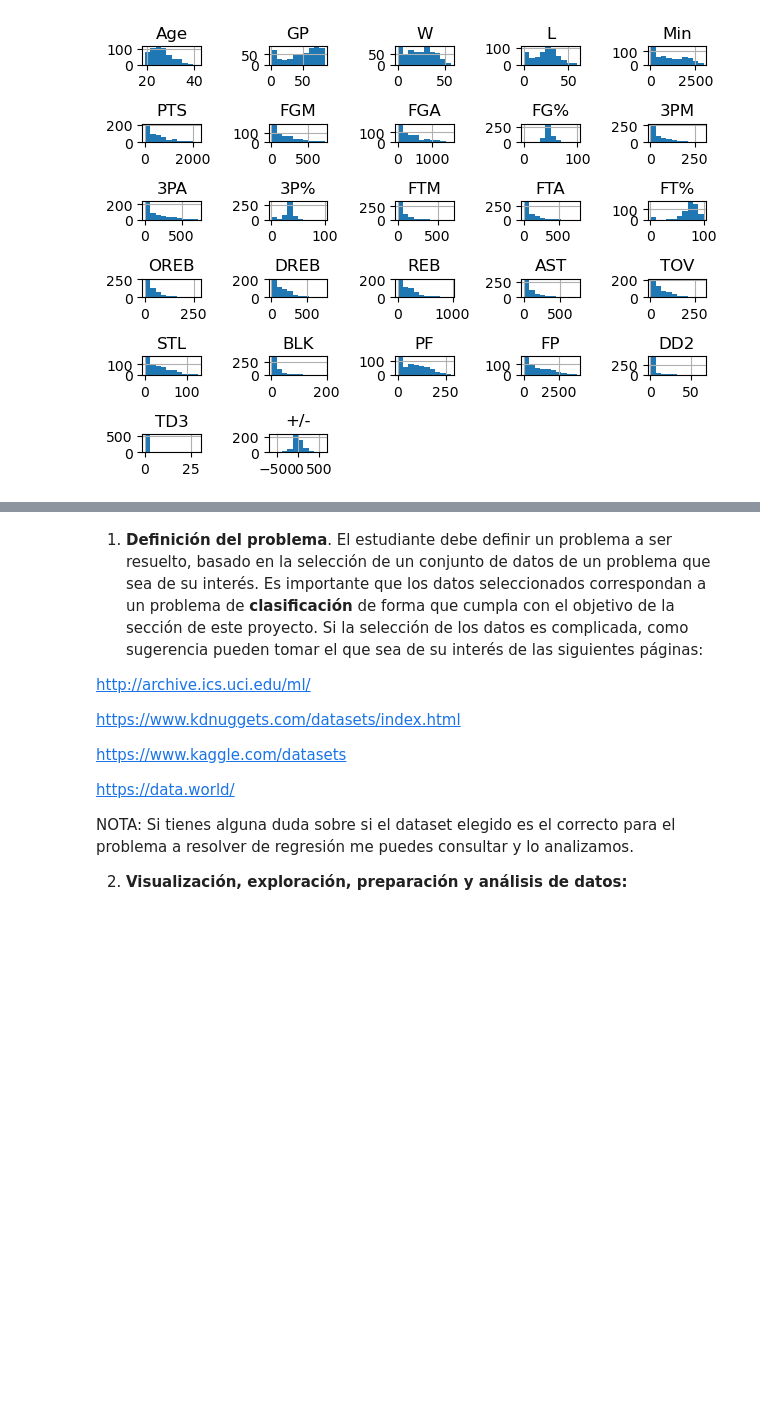
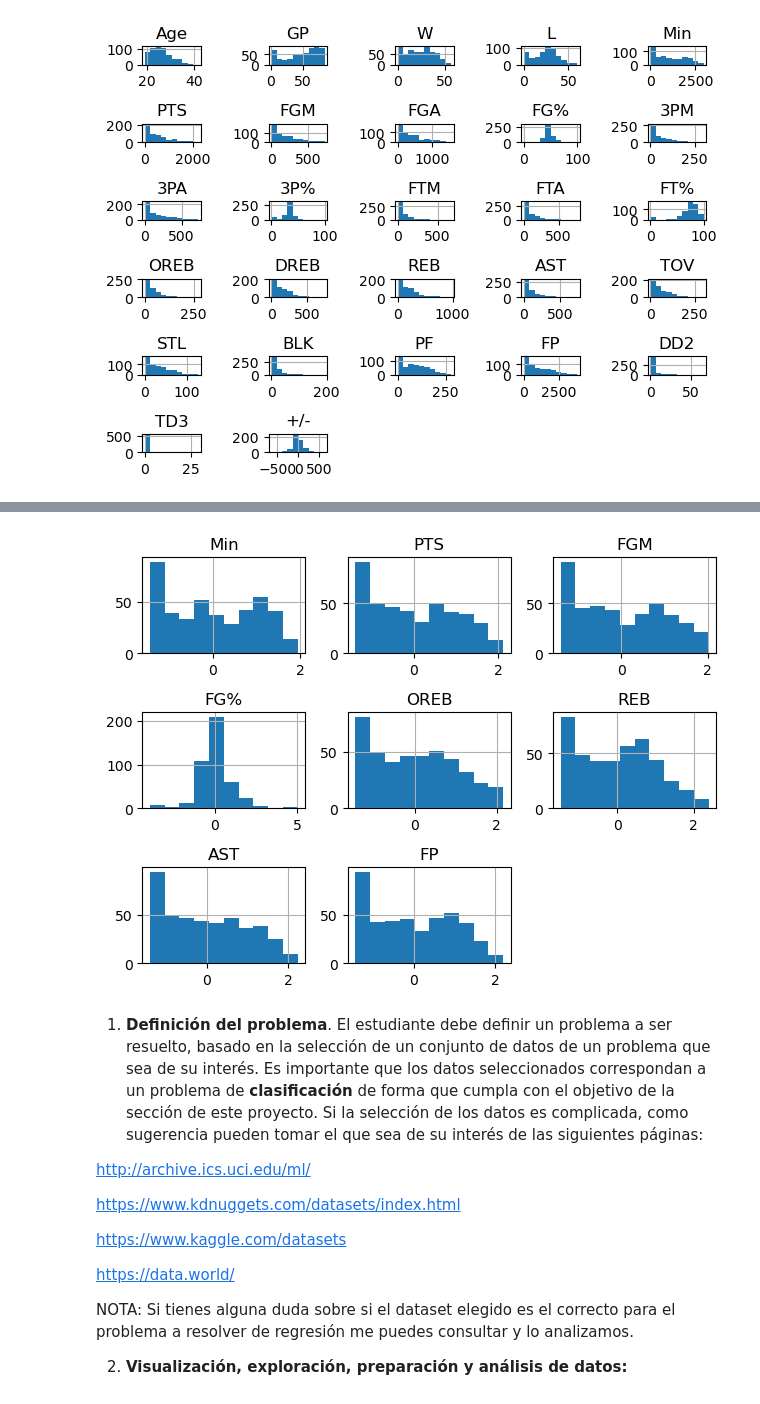
Before and after one commit to RafaelTakata0105/Proyecto_Flores_Takata, a Jupyter notebook: notebooks/Proyecto_final.ipynb, the cells around one changed output, grey strips where cells are left out. Cells and saved outputs as stored; diff of their text form; code cells hidden in the pictures; blank space fills up the shorter version.

```diff
--- a/notebooks/Proyecto_final.ipynb
+++ b/notebooks/Proyecto_final.ipynb
@@ -348,3 +363,14 @@ Classification Report:
+# %%
+se = StandardScaler()
+# %%
+X_important_train_df_transformed = se.fit_transform(X_important_train_df)
+X_important_train_df_transformed = pt.fit_transform(X_important_train_df_transformed)
+# %%
+X_important_train_df = pd.DataFrame(X_important_train_df_transformed, columns=selected_features)
+X_important_train_df.hist()
+plt.tight_layout()
+# %% [output]
+[figure, added]
 # %% [markdown]
 1. **Definición del problema**. El estudiante debe definir un problema a ser resuelto, basado en la selección de un conjunto de datos de un problema que sea de su interés. Es importante que los datos seleccionados correspondan a un problema de **clasificación** de forma que cumpla con el objetivo de la sección de este proyecto. Si la selección de los datos es complicada, como sugerencia pueden tomar el que sea de su interés de las siguientes páginas:
 
```
Also changed, not shown: parts of 12 cells of this notebook.
